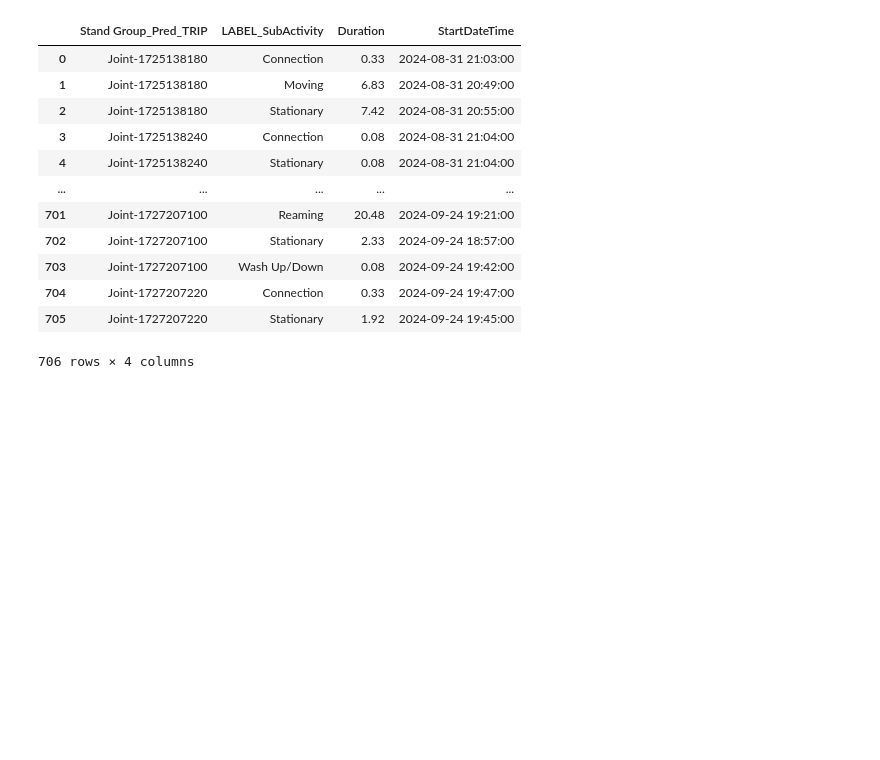
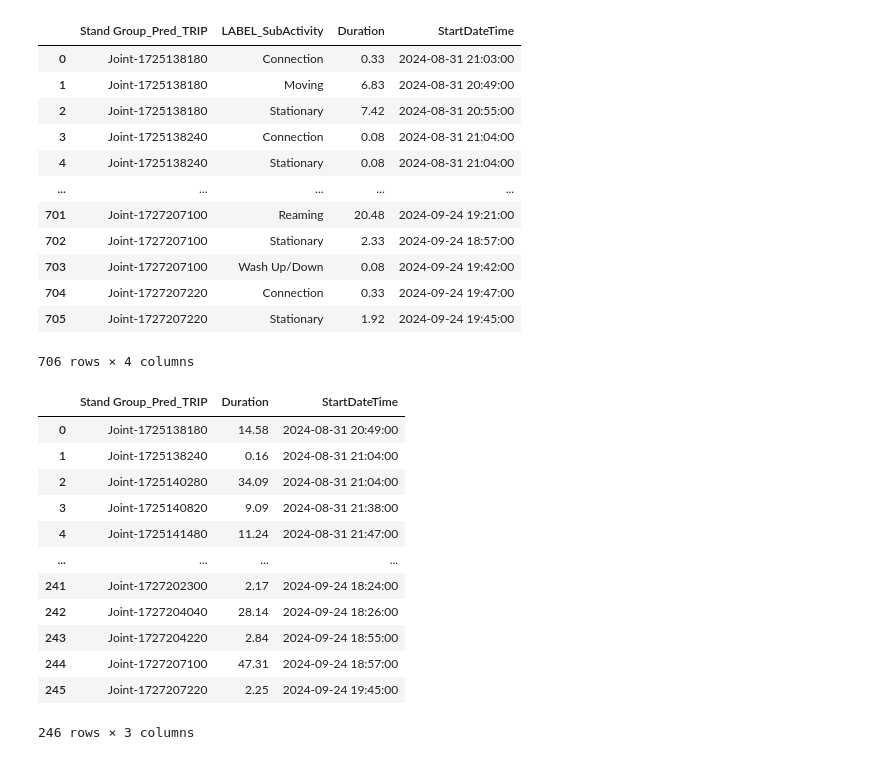
Before and after one commit to jiunx7174/MIH-Dashboard-Project, a Jupyter notebook: Streamlit_App_v3/Notebook/02_DataVisualization.ipynb, the cells around one changed output. Saved outputs shown, nothing was run; the diff lists cells and outputs as text; code cells hidden in the pictures; blank space fills up the shorter version.

```diff
--- a/Streamlit_App_v3/Notebook/02_DataVisualization.ipynb
+++ b/Streamlit_App_v3/Notebook/02_DataVisualization.ipynb
@@ -752,3 +738,19 @@ fig.update_layout(
 
 # Show the plot
 fig.show()
+# %%
+FinalCasingTrip_df
+# %% [output]
+|  | Stand Group_Pred_TRIP | Duration | StartDateTime |
+| 0 | Joint-1725138180 | 14.58 | 2024-08-31 20:49:00 |
+| 1 | Joint-1725138240 | 0.16 | 2024-08-31 21:04:00 |
+| 2 | Joint-1725140280 | 34.09 | 2024-08-31 21:04:00 |
+| 3 | Joint-1725140820 | 9.09 | 2024-08-31 21:38:00 |
+| 4 | Joint-1725141480 | 11.24 | 2024-08-31 21:47:00 |
+| ... | ... | ... | ... |
+| 241 | Joint-1727202300 | 2.17 | 2024-09-24 18:24:00 |
+| 242 | Joint-1727204040 | 28.14 | 2024-09-24 18:26:00 |
+| 243 | Joint-1727204220 | 2.84 | 2024-09-24 18:55:00 |
+| 244 | Joint-1727207100 | 47.31 | 2024-09-24 18:57:00 |
+| 245 | Joint-1727207220 | 2.25 | 2024-09-24 19:45:00 |
+246 rows × 3 columns
```
Also changed, not shown: parts of 2 cells of this notebook, 6 other files.
